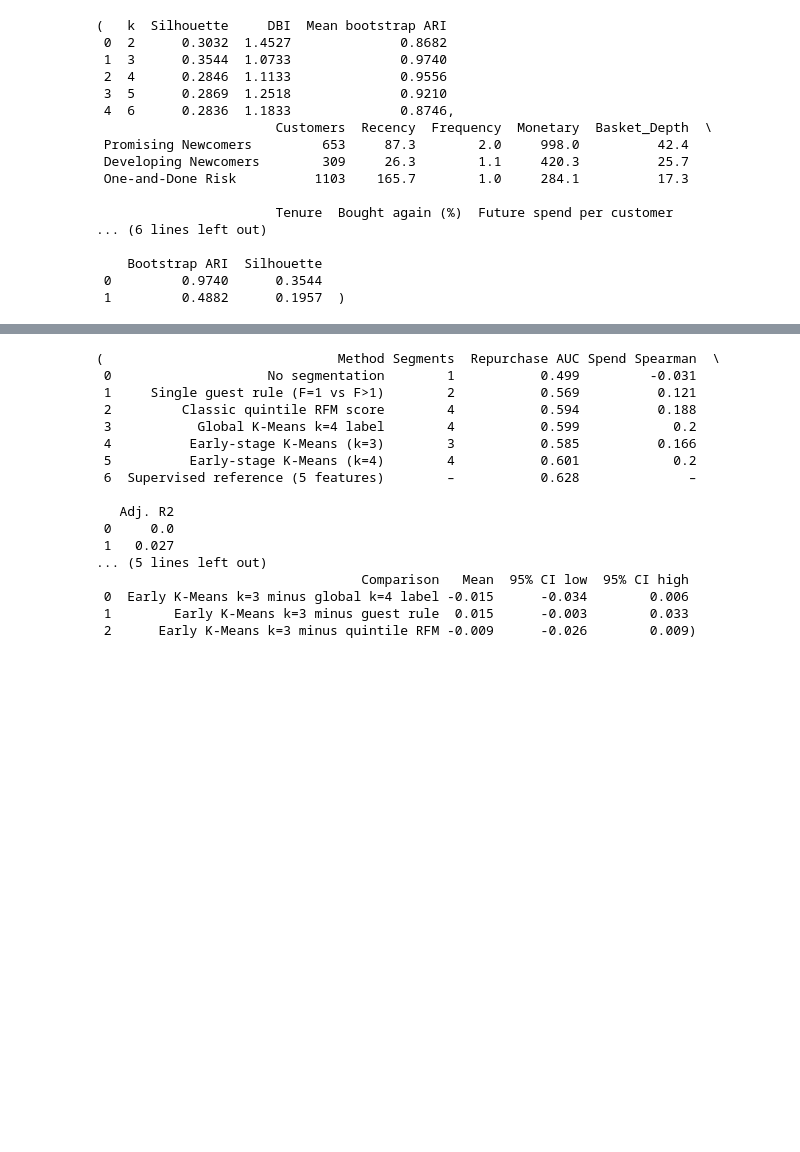
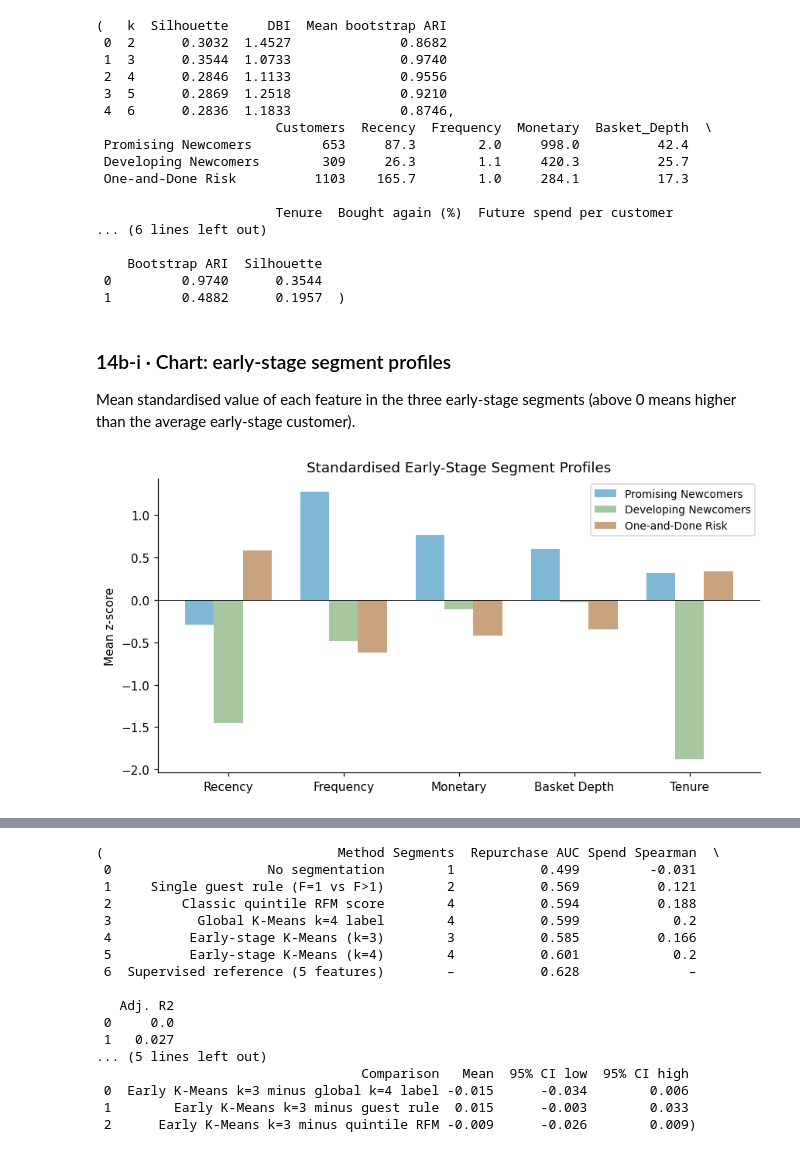
Before and after one commit to ahammedzihadkhan/Thesis-scrap-, a Jupyter notebook: thesis/notebook/Extended_RFM_Thesis.ipynb, the cells around one changed output, grey strips where cells are left out. Cells and saved outputs as stored; diff of their text form; code cells hidden in the pictures; blank space fills up the shorter version.

```diff
--- a/thesis/notebook/Extended_RFM_Thesis.ipynb
+++ b/thesis/notebook/Extended_RFM_Thesis.ipynb
@@ -983,3 +1081,26 @@ ek_tbl, ep, persist
     Bootstrap ARI  Silhouette
  0         0.9740      0.3544
  1         0.4882      0.1957  )
+# %% [markdown]
+### 14b-i · Chart: early-stage segment profiles
+Mean standardised value of each feature in the three early-stage segments (above 0 means higher than the average early-stage customer).
+# %%
+# Visualizing early-stage segment profiles using standardized (z-score) means
+ze = pd.DataFrame(Xe, columns=EARLY_FEATS).groupby(early_lab).mean()
+
+fig, ax = plt.subplots(figsize=(8, 4.2))
+w = 0.25
+x_indices = np.arange(len(EARLY_FEATS))
+
+for i, name in enumerate(EARLY_NAMES):
+    ax.bar(x_indices + (i - 1) * w, ze.loc[i], w, label=name, color=TRACK_COLORS[4 + i])
+
+ax.set_xticks(x_indices)
+ax.set_xticklabels(["Recency", "Frequency", "Monetary", "Basket Depth", "Tenure"])
+ax.axhline(0, color="black", lw=0.6)
+ax.set_ylabel("Mean z-score")
+ax.set_title("Standardised Early-Stage Segment Profiles")
+ax.legend(loc="upper right", fontsize=9)
+savefig("f_early_stage_profiles")
+# %% [output]
+[figure, added]
```
Also changed, not shown: parts of 49 cells of this notebook, 7 other files.
